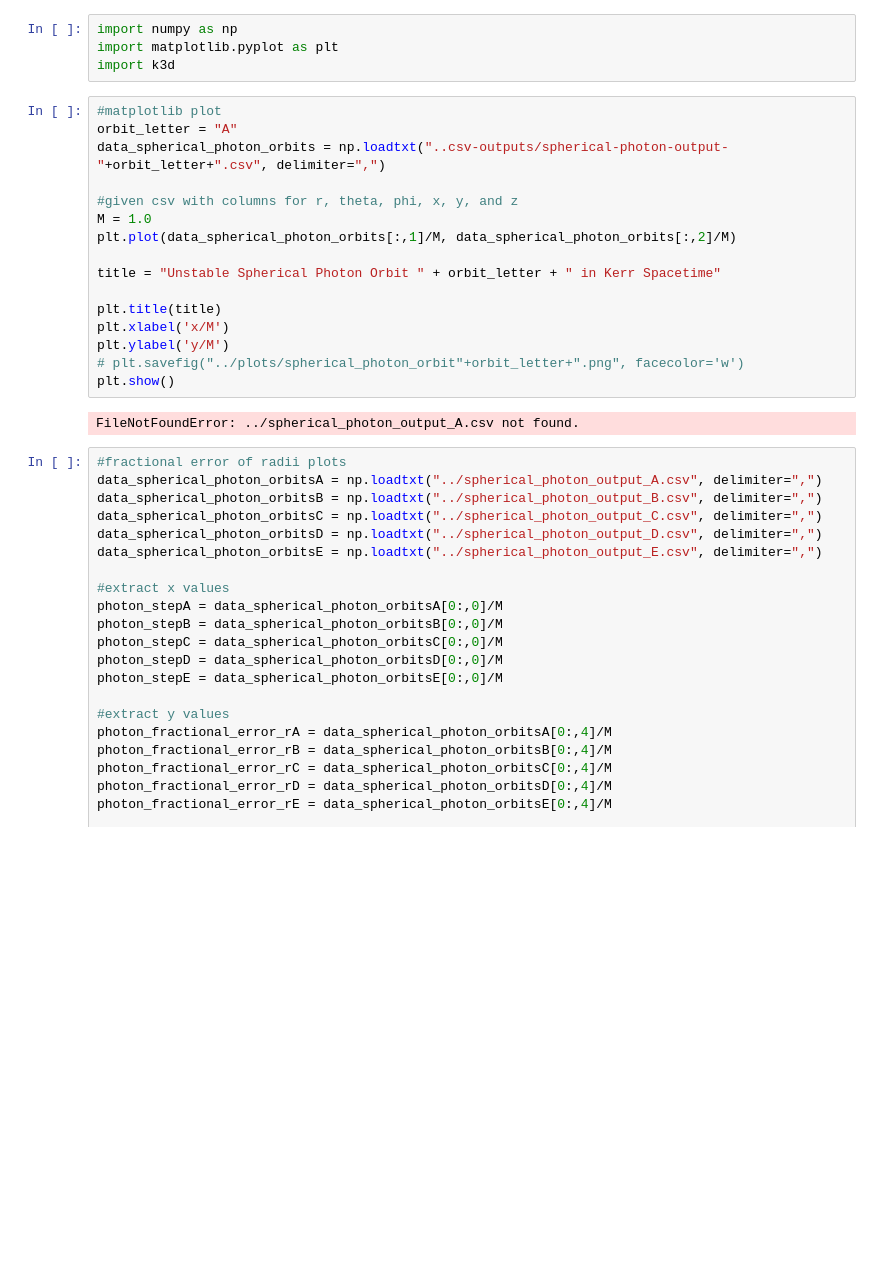
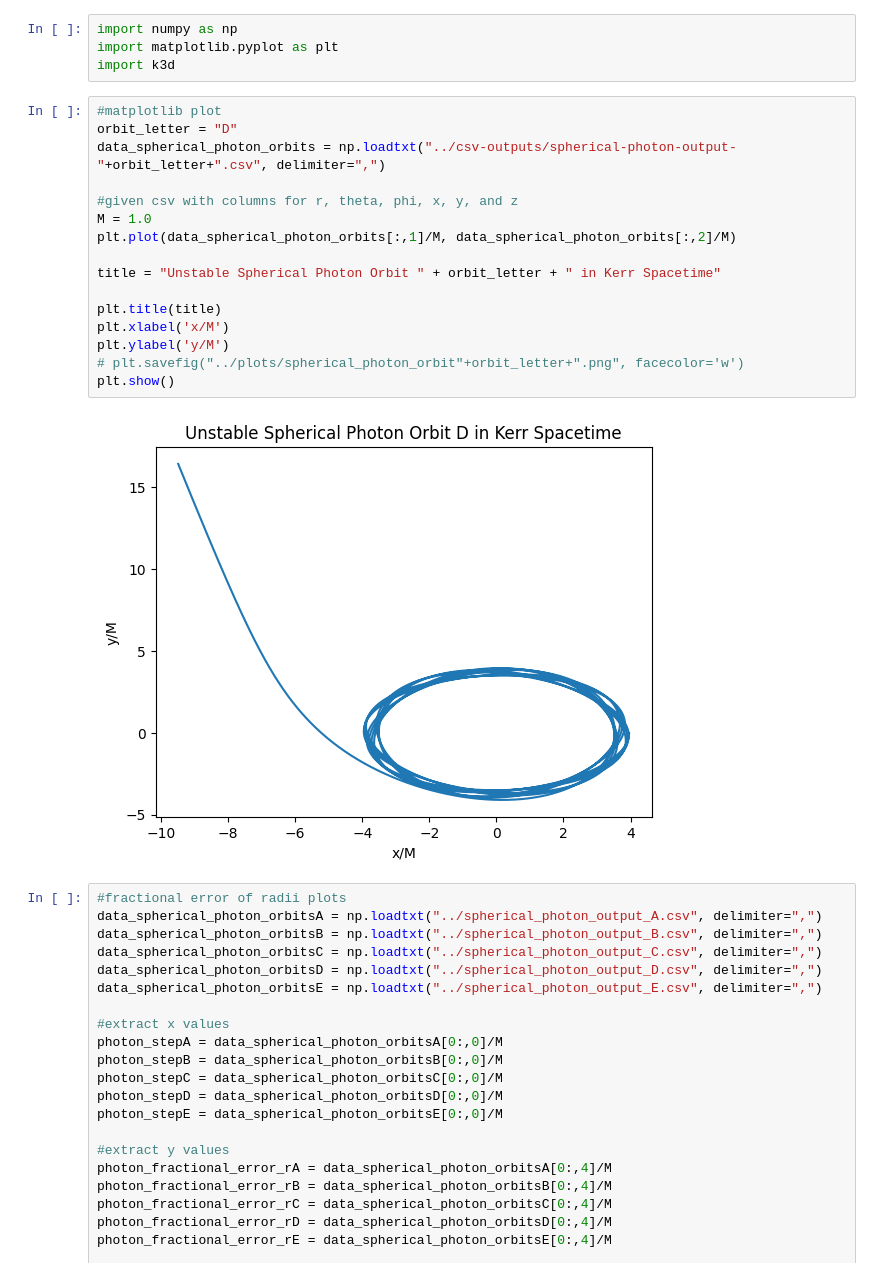
Before and after one commit to ethanlsry/black-hole-raytracer, a Jupyter notebook: python-plotters/spherical-photon-plotter.ipynb, the cells around one changed output. Saved outputs shown, nothing was run; the diff lists cells and outputs as text; blank space fills up the shorter version.

Commit message:
spherical photon orbits

```diff
--- a/python-plotters/spherical-photon-plotter.ipynb
+++ b/python-plotters/spherical-photon-plotter.ipynb
@@ -4,22 +4,22 @@ import matplotlib.pyplot as plt
 import k3d
 # %%
 #matplotlib plot
-orbit_letter = "A"
-data_spherical_photon_orbits = np.loadtxt("..csv-outputs/spherical-photon-output-"+orbit_letter+".csv", delimiter=",")
+orbit_letter = "D"
+data_spherical_photon_orbits = np.loadtxt("../csv-outputs/spherical-photon-output-"+orbit_letter+".csv", delimiter=",")
 
 #given csv with columns for r, theta, phi, x, y, and z
 M = 1.0
 plt.plot(data_spherical_photon_orbits[:,1]/M, data_spherical_photon_orbits[:,2]/M)
 
 title = "Unstable Spherical Photon Orbit " + orbit_letter + " in Kerr Spacetime"
 
 plt.title(title)
 plt.xlabel('x/M')
 plt.ylabel('y/M')
 # plt.savefig("../plots/spherical_photon_orbit"+orbit_letter+".png", facecolor='w')
 plt.show()
 # %% [output]
-FileNotFoundError: ../spherical_photon_output_A.csv not found.
+[figure, added]
 # %%
 #fractional error of radii plots
 data_spherical_photon_orbitsA = np.loadtxt("../spherical_photon_output_A.csv", delimiter=",")
```
Also changed, not shown: parts of 1 cell of this notebook, 5 other files.
